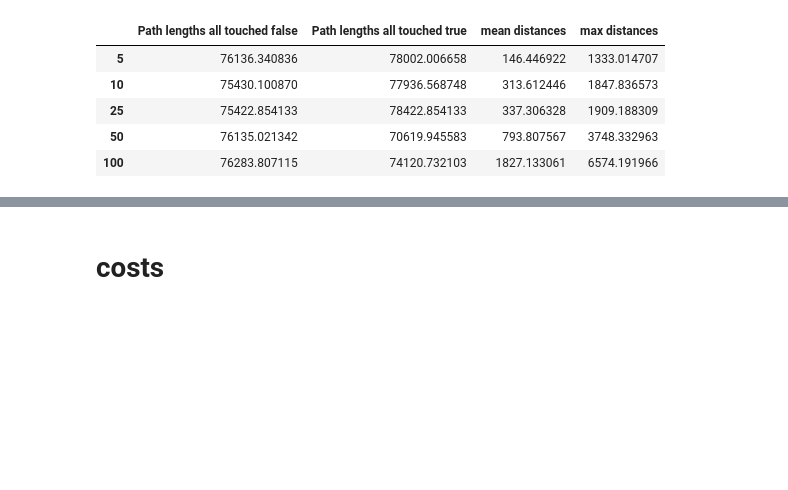
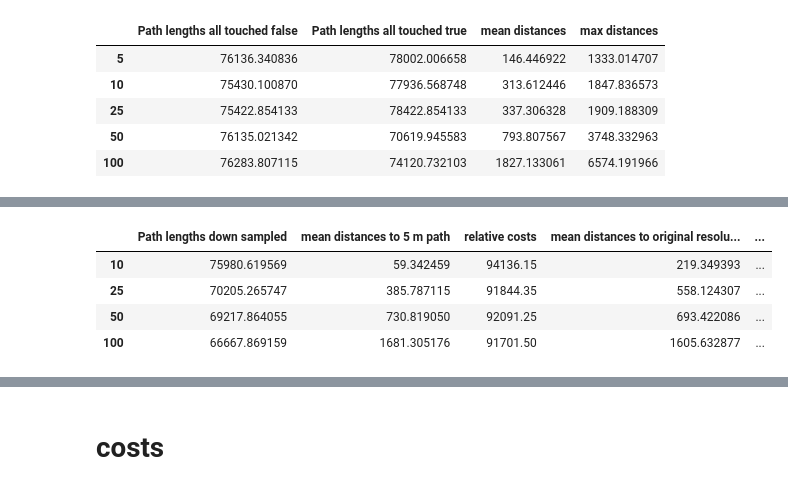
Before and after one commit to sehHeiden/WebProcessing-StandardisedGISAnalysesforCableRoutePlanning, a Jupyter notebook: src/least_cost_path_evaluation.ipynb, the cells around one changed output, grey strips where cells are left out. Cells and saved outputs as stored; diff of their text form; code cells hidden in the pictures; blank space fills up the shorter version.

```diff
--- a/src/least_cost_path_evaluation.ipynb
+++ b/src/least_cost_path_evaluation.ipynb
@@ -66,0 +65,51 @@ DataFrame({'Path lengths all touched false': path_lengths_false,
+# %%
+# original path 5 m resolution
+least_cost_path_5_false = read_file("./../results/least_cost_paths/least_cost_path_test_points_res_5_al_false.json")
+least_cost_path_5_false = least_cost_path_5_false.to_crs(25832)
+
+down_sampled_resolutions = [10, 25, 50, 100]
+
+# paths from bi-linear down sampled  raster
+down_sampled = [read_file("..\\results\\least_cost_paths\\Downsampled\\least_cost_path_test_points_res_5_al_false_downsampled.gpkg"),
+               read_file("..\\results\\least_cost_paths\\Downsampled\\least_cost_path_test_points_res_5_al_false_downsampled_25.gpkg"),
+               read_file("..\\results\\least_cost_paths\\Downsampled\\least_cost_path_test_points_res_5_al_false_downsampled_50.gpkg"),
+               read_file("..\\results\\least_cost_paths\\Downsampled\\least_cost_path_test_points_res_5_al_false_downsampled_100.gpkg"),
+               ]
+path_lengths_downsampled = [x.geometry.values[0].length for x in down_sampled]
+
+# original paths, from lower resolution raster, all touched false
+original_false = [read_file("../results/least_cost_paths/least_cost_path_test_points_res_10_al_false.gpkg"),
+                  read_file("../results/least_cost_paths/least_cost_path_test_points_res_25_al_false.gpkg"),
+                  read_file("../results/least_cost_paths/least_cost_path_test_points_res_50_al_false.gpkg"),
+                  read_file("../results/least_cost_paths/least_cost_path_test_points_res_100_al_false.gpkg"),
+                 ]
+
+# original paths, from lower resolution raster, all touched false
+original_true = [read_file("../results/least_cost_paths/least_cost_path_test_points_res_10_al_true.gpkg"),
+                  read_file("../results/least_cost_paths/least_cost_path_test_points_res_25_al_true.gpkg"),
+                  read_file("../results/least_cost_paths/least_cost_path_test_points_res_50_al_true.gpkg"),
+                  read_file("../results/least_cost_paths/least_cost_path_test_points_res_100_al_true.gpkg"),
+                 ]
+
+distances_compared_to_5m = [compute_line_distances(d.geometry.values[0], least_cost_path_5_false.geometry.values[0]) for d in down_sampled]
+mean_distances_5m = [np.mean(x) for x in distances_compared_to_5m]
+
+distances_compared_to_original_false = [compute_line_distances(d.geometry.values[0], o.geometry.values[0]) for d, o in zip(down_sampled, original_false)]
+mean_distances_original_false = [np.mean(x) for x in distances_compared_to_original_false]
+
+distances_compared_to_original_true = [compute_line_distances(d.geometry.values[0], o.geometry.values[0]) for d, o in zip(down_sampled, original_true)]
+mean_distances_original_true = [np.mean(x) for x in distances_compared_to_original_true]
+
+
+DataFrame({'Path lengths down sampled': path_lengths_downsampled,
+           'mean distances to 5 m path': mean_distances_5m,
+           'relative costs': [x['total cost'][0]* res for x, res in zip(down_sampled, down_sampled_resolutions)],
+           'mean distances to original resolution, false': mean_distances_original_false,
+           'mean distances to original resolution, true': mean_distances_original_true},
+          index=down_sampled_resolutions)
+# %% [output]
+|  | Path lengths down sampled | mean distances to 5 m path | relative costs | mean distances to original resolu... | ... |
+| 10 | 75980.619569 | 59.342459 | 94136.15 | 219.349393 | ... |
+| 25 | 70205.265747 | 385.787115 | 91844.35 | 558.124307 | ... |
+| 50 | 69217.864055 | 730.819050 | 92091.25 | 693.422086 | ... |
+| 100 | 66667.869159 | 1681.305176 | 91701.50 | 1605.632877 | ... |
```
Also changed, not shown: parts of 13 cells of this notebook, 6 other files.
